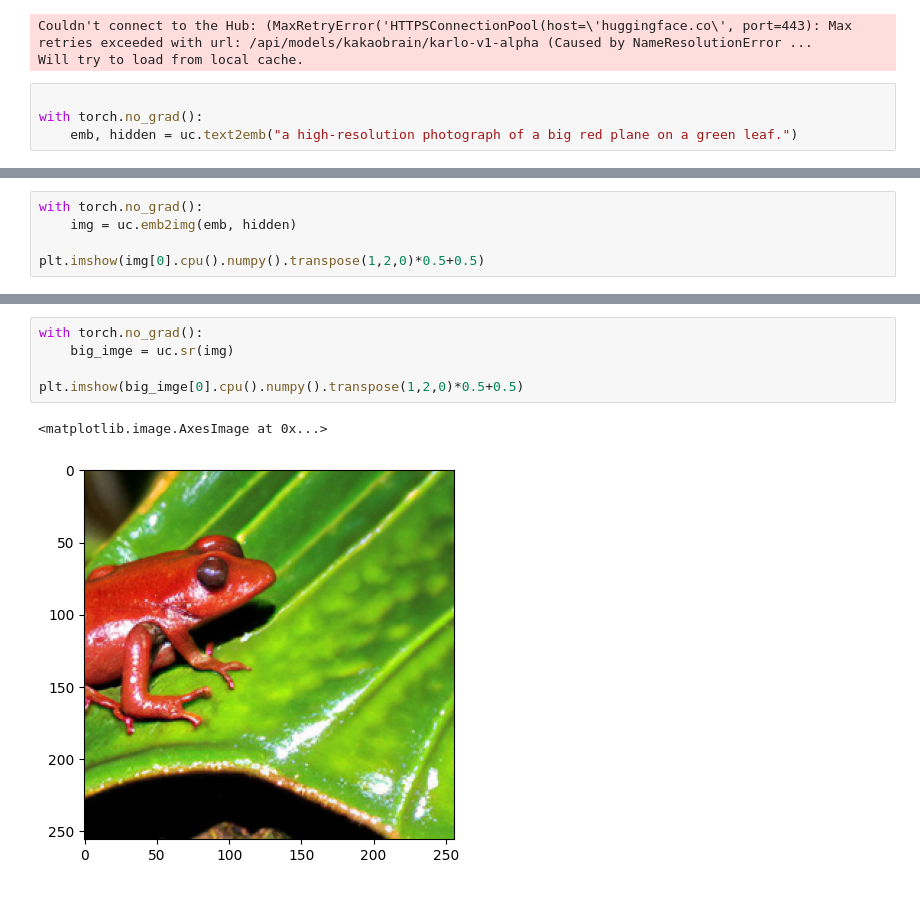
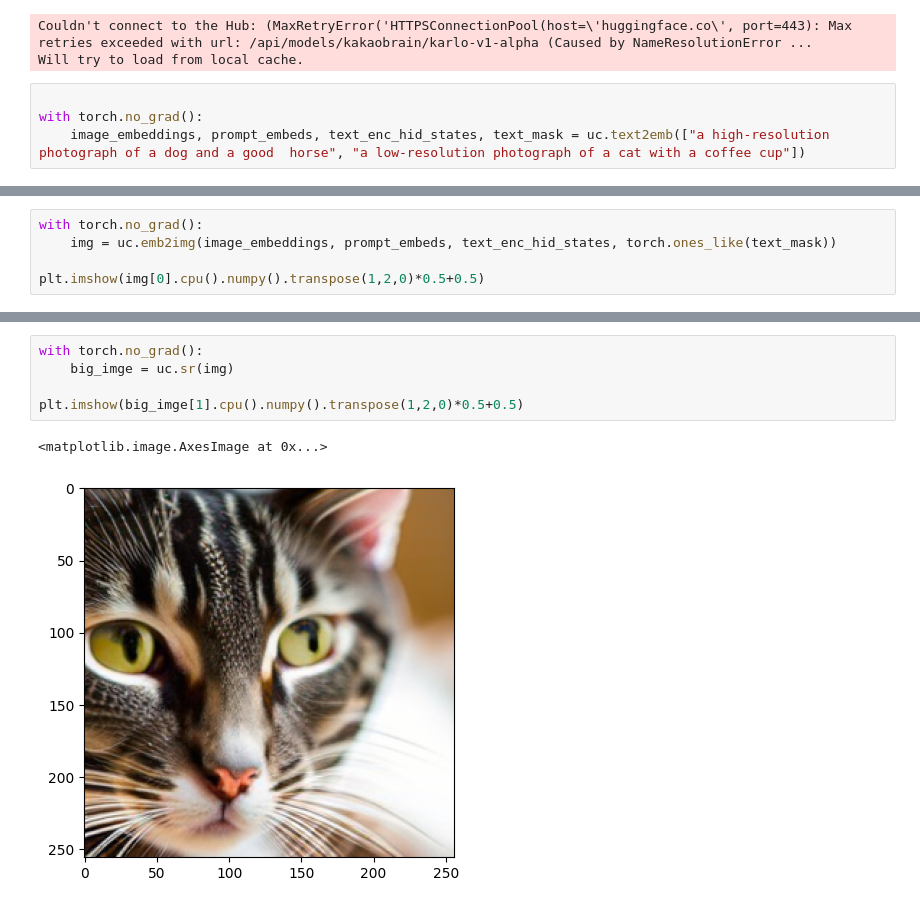
Before and after one commit to Arty-Facts/DCS, a Jupyter notebook: data_text_2_image/test.ipynb, the cells around one changed output, grey strips where cells are left out. Drawn from its saved outputs; the diff is of its cells as text.

```diff
--- a/data_text_2_image/test.ipynb
+++ b/data_text_2_image/test.ipynb
@@ -12,4 +15,4 @@ Will try to load from local cache.
 # %%
 
 with torch.no_grad():
-    emb, hidden = uc.text2emb("a high-resolution photograph of a big red plane on a green leaf.")
+    image_embeddings, prompt_embeds, text_enc_hid_states, text_mask = uc.text2emb(["a high-resolution photograph of a dog and a good  horse", "a low-resolution photograph of a cat with a coffee cup"])
@@ -18,5 +49,5 @@ torch.Size([1, 768]) torch.Size([2, 81, 1536]) torch.Size([2, 1280]) torch.Size(
 # %%
 with torch.no_grad():
-    img = uc.emb2img(emb, hidden)
+    img = uc.emb2img(image_embeddings, prompt_embeds, text_enc_hid_states, torch.ones_like(text_mask))
 
 plt.imshow(img[0].cpu().numpy().transpose(1,2,0)*0.5+0.5)
@@ -33,8 +75,8 @@ plt.imshow(img2[0].cpu().numpy().transpose(1,2,0)*0.5+0.5)
 # %%
 with torch.no_grad():
     big_imge = uc.sr(img)
 
-plt.imshow(big_imge[0].cpu().numpy().transpose(1,2,0)*0.5+0.5)
+plt.imshow(big_imge[1].cpu().numpy().transpose(1,2,0)*0.5+0.5)
 # %% [output]
 <matplotlib.image.AxesImage at 0x...>
-[figure, old version]
+[figure, new version]
```
Also changed, not shown: parts of 9 cells of this notebook, 7 other files.
